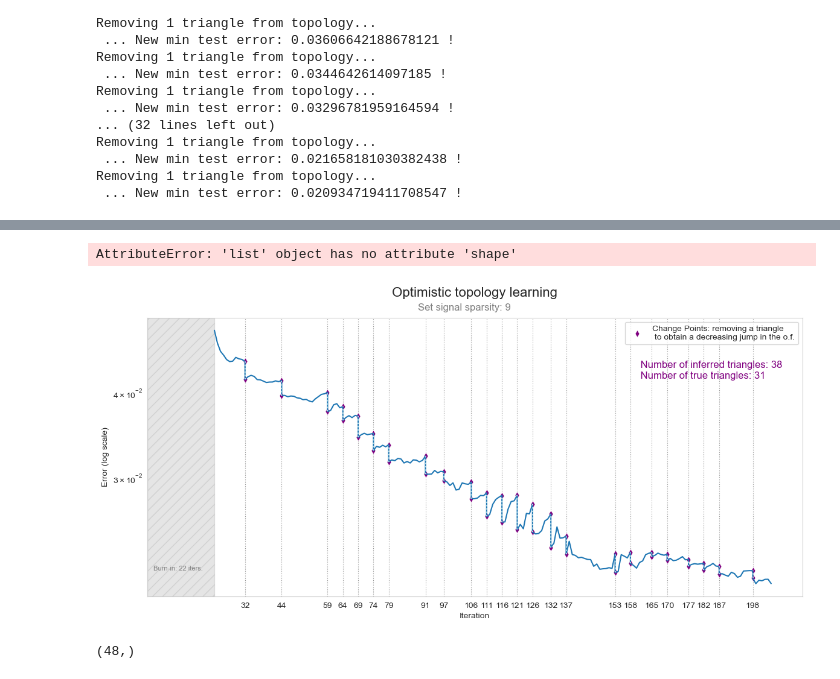
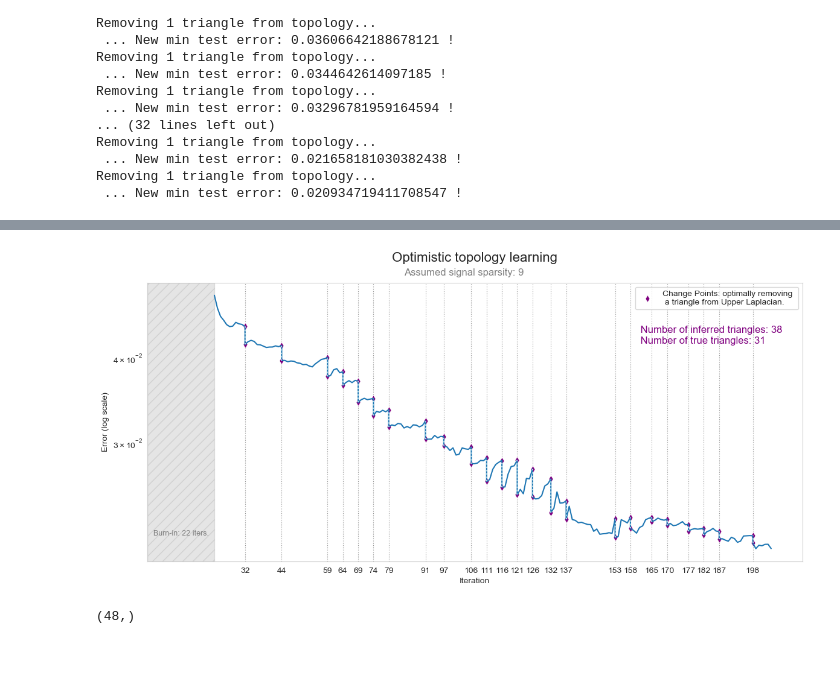
Before and after one commit to Engrima18/TSP-DictionaryLearning, a Jupyter notebook: tmp_coloring.ipynb, the cells around one changed output, grey strips where cells are left out. Drawn from its saved outputs; the diff is of its cells as text; code cells hidden in the pictures.

Commit message:
Plots of topology learning (optimistic) for different signals

```diff
--- a/tmp_coloring.ipynb
+++ b/tmp_coloring.ipynb
@@ -626,14 +555,0 @@ burn_in_iter
-# %%
-burn_in = 0
-end_iter = -1
-change_points = []
-burn_in_iter = 0
-
-for i,h in enumerate(history):
-    if i == 0:
-        burn_in_iter=int(np.ceil(burn_in*len(h)))
-
-    end_iter += len(h)
-    change_points.append(end_iter)
-
-change_points = np.array(change_points[:-1])
@@ -674,21 +555,0 @@ array([ 22,  23,  24,  25,  26,  27,  28,  29,  30,  31,  32,  33,  34,
-# %%
-burn_in = 0.65
-start_iter = 0
-end_iter = 0
-change_points = []
-burn_in_iter = 0
-
-his=[]
-xx = []
-for i,h in enumerate(history):
-    if i == 0:
-        burn_in_iter=int(np.ceil(burn_in*len(h)))
-    his+=h
-    end_iter += len(h)-1
-    print(end_iter)
-    tmp = range(start_iter, end_iter+1)
-    xx += tmp
-    start_iter = end_iter
-    change_points.append(end_iter)
-
-change_points = np.array(change_points[:-1])
@@ -774,7 +556,3 @@ plt_data
-# %%
-change_points_y2.shape
-# %% [output]
-AttributeError: 'list' object has no attribute 'shape'
 # %%
 import seaborn as sns
 import matplotlib.pyplot as plt
@@ -810,38 +588,38 @@ change_points = np.array(change_points[:-1])
 change_points_y1 = np.array(change_points_y1[:-1])
 change_points_y2 = np.array(change_points_y2[1:])
 # change_points_y = plt_data[plt_data['x'].isin(change_points)].y.to_numpy()[np.arange(0, len(change_points), 1)]
 
 plt.figure(figsize=(14, 6))
 sns.set_style("whitegrid", {"grid.color": ".6", "grid.linestyle": ":"})
 
 my_plt = sns.lineplot(x=plt_data['x'],y=plt_data['y'], estimator=None, sort=False)
 
 # Change-points
 sns.scatterplot(x=np.hstack([change_points, change_points]),
                  y=np.hstack([change_points_y1, change_points_y2]),
-                 label='Change Points: removing a triangle \n to obtain a decreasing jump in the o.f.',
+                 label='Change Points: optimally removing \n a triangle from Upper Laplacian.',
                  color='purple', marker='d')
 
 plt.vlines(x=change_points, color='lightblue', linestyle='dotted',
            ymax=change_points_y1, ymin=change_points_y2)
 
 # Burn-in area
 plt.axvspan(0, burn_in_iter, color='grey', alpha=0.2, hatch='//')
 
 my_plt.set_title(f'Optimistic topology learning',fontsize=16, pad=25)
-plt.suptitle(f'Set signal sparsity: {k0}', fontsize=12, color='gray', x=0.5, y=0.92)
-plt.text(y=2.2e-2, x=2, s=f'Burn-in: {burn_in_iter} iters.', fontsize=8, color='gray')
-plt.text(s=f' Number of inferred triangles: {nu - change_points.shape[0]} \n Number of true triangles: {T}',
+plt.suptitle(f'Assumed signal sparsity: {k0}', fontsize=12, color='gray', x=0.5, y=0.92)
+plt.text(y=2.2e-2, x=2, s=f'Burn-in: {burn_in_iter} iters.', fontsize=9, color='gray')
+plt.text(s=f' Number of inferred triangles: {nu - change_points.shape[0]} \n Number of true triangles: {nu-T}',
          y=4.2e-2, x=len(his)*0.7, fontsize=12, color='purple')
 my_plt.set_xlabel('Iteration')
 my_plt.set_ylabel('Error (log scale)')
 plt.xticks(change_points)
 plt.yticks([])
 plt.xlim(left=0)
 plt.yscale('log')
 plt.show()
 # %% [output]
-[figure, old version]
+[figure, new version]
 # %%
 plt_data[plt_data['x'].isin(change_points)].y.to_numpy()[np.arange(0, len(change_points), 1)].shape
 # %% [output]
```
Also changed, not shown: parts of 28 cells of this notebook, 3 other files.
